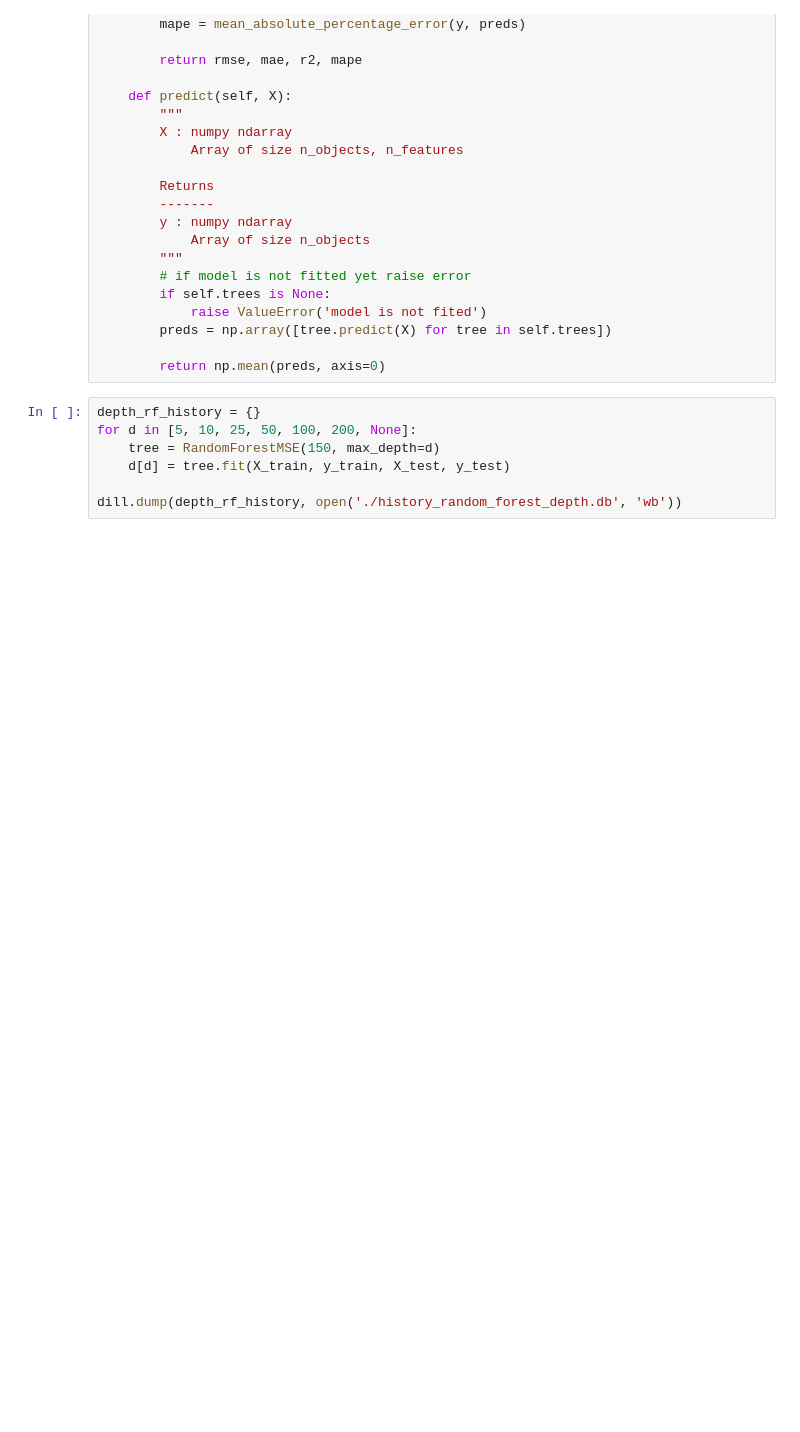
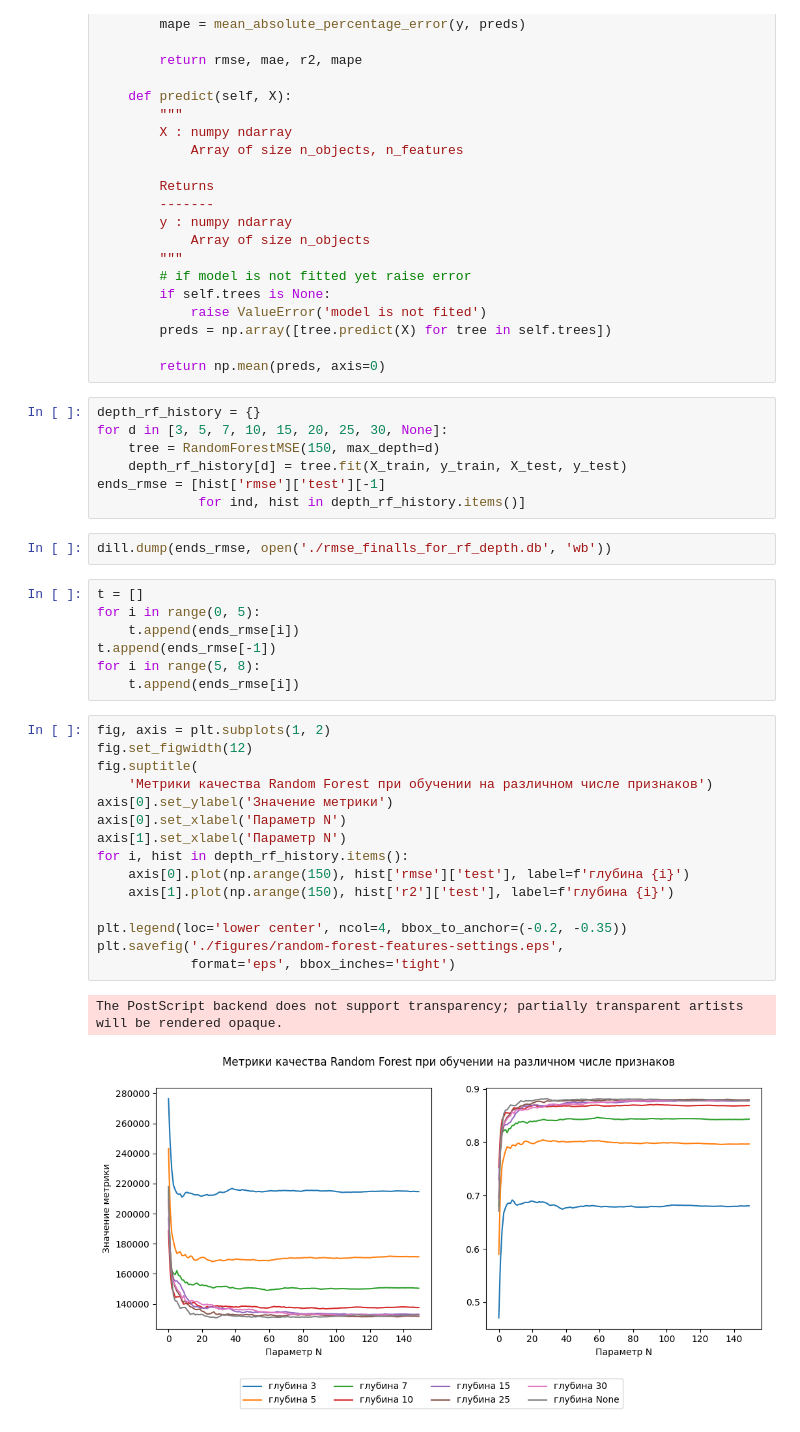
Before and after one commit to Dont4rootMe/Ensembles-ML, a Jupyter notebook: stuff/temp.ipynb, the cells around one changed output. Drawn from its saved outputs; the diff is of its cells as text; blank space fills up the shorter version.

```diff
--- a/stuff/temp.ipynb
+++ b/stuff/temp.ipynb
@@ -166,8 +166,35 @@ class RandomForestMSE:
         return np.mean(preds, axis=0)
 # %%
 depth_rf_history = {}
-for d in [5, 10, 25, 50, 100, 200, None]:
+for d in [3, 5, 7, 10, 15, 20, 25, 30, None]:
     tree = RandomForestMSE(150, max_depth=d)
-    d[d] = tree.fit(X_train, y_train, X_test, y_test)
-
-dill.dump(depth_rf_history, open('./history_random_forest_depth.db', 'wb'))
+    depth_rf_history[d] = tree.fit(X_train, y_train, X_test, y_test)
+ends_rmse = [hist['rmse']['test'][-1]
+             for ind, hist in depth_rf_history.items()]
+# %%
+dill.dump(ends_rmse, open('./rmse_finalls_for_rf_depth.db', 'wb'))
+# %%
+t = []
+for i in range(0, 5):
+    t.append(ends_rmse[i])
+t.append(ends_rmse[-1])
+for i in range(5, 8):
+    t.append(ends_rmse[i])
+# %%
+fig, axis = plt.subplots(1, 2)
+fig.set_figwidth(12)
+fig.suptitle(
+    'Метрики качества Random Forest при обучении на различном числе признаков')
+axis[0].set_ylabel('Значение метрики')
+axis[0].set_xlabel('Параметр N')
+axis[1].set_xlabel('Параметр N')
+for i, hist in depth_rf_history.items():
+    axis[0].plot(np.arange(150), hist['rmse']['test'], label=f'глубина {i}')
+    axis[1].plot(np.arange(150), hist['r2']['test'], label=f'глубина {i}')
+
+plt.legend(loc='lower center', ncol=4, bbox_to_anchor=(-0.2, -0.35))
+plt.savefig('./figures/random-forest-features-settings.eps',
+            format='eps', bbox_inches='tight')
+# %% [output]
+The PostScript backend does not support transparency; partially transparent artists will be rendered opaque.
+[figure, added]
```
Also changed, not shown: parts of 1 cell of this notebook, 2 other files.
